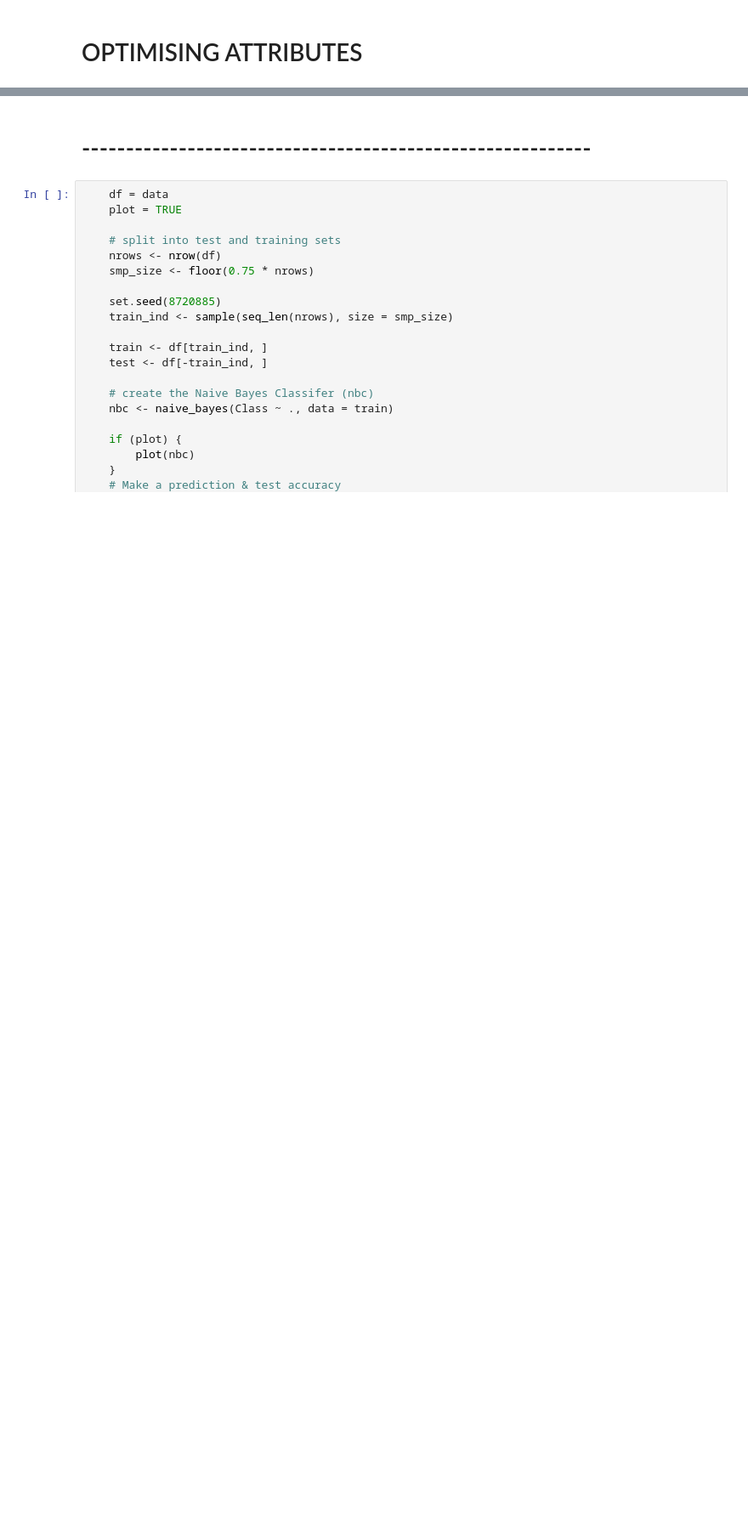
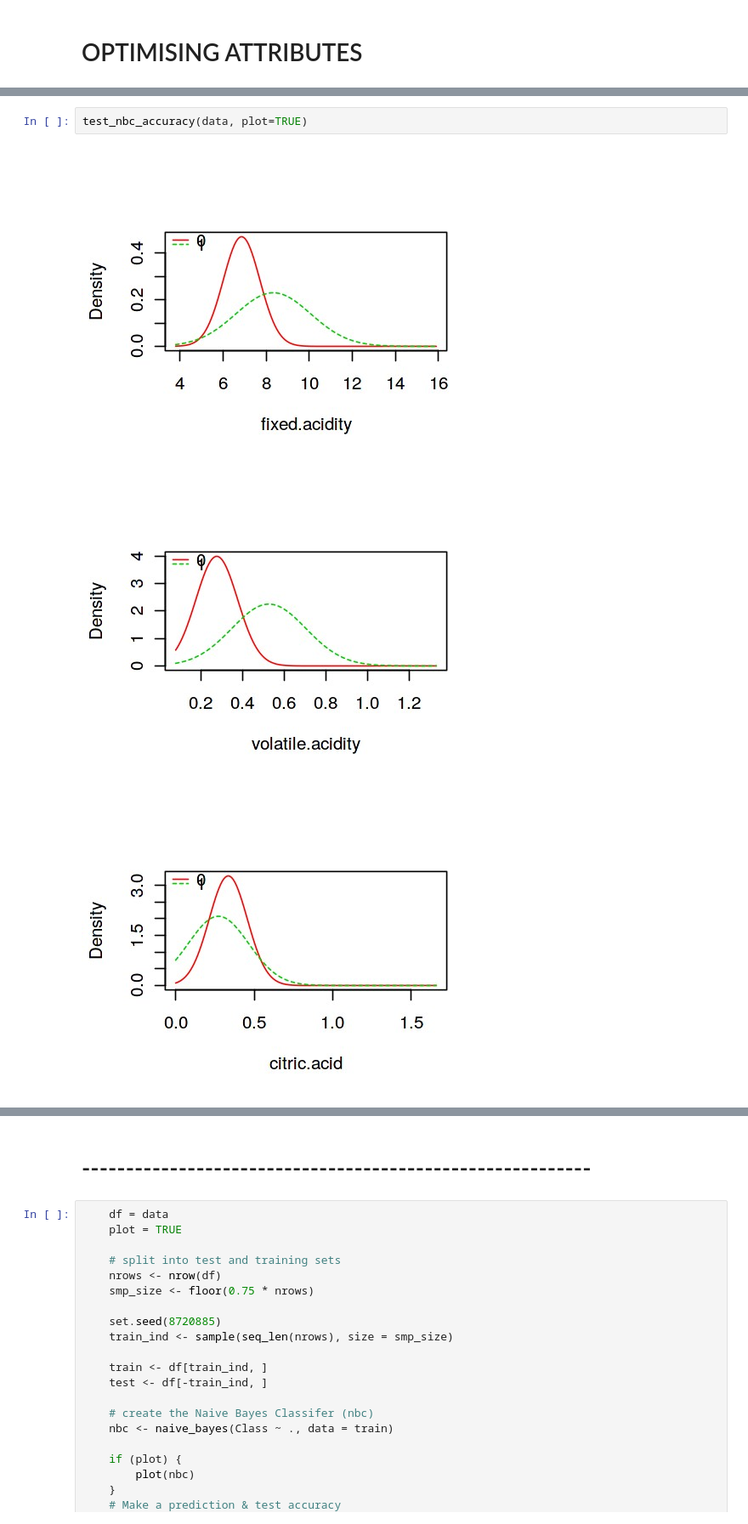
Before and after one commit to JingruWu10/UW_DataScience, a Jupyter notebook: Q3/HW01/HW01_wine_classifier.ipynb, the cells around one changed output, grey strips where cells are left out. Shown at 85% size. Cells and saved outputs as stored; diff of their text form; blank space fills up the shorter version.

```diff
--- a/Q3/HW01/HW01_wine_classifier.ipynb
+++ b/Q3/HW01/HW01_wine_classifier.ipynb
@@ -145,0 +182,6 @@ test_nbc_accuracy(data)
+# %%
+test_nbc_accuracy(data, plot=TRUE)
+# %% [output]
+[figure, added]
+[figure, added]
+[figure, added]
```
Also changed, not shown: parts of 27 cells of this notebook, 2 other files.
